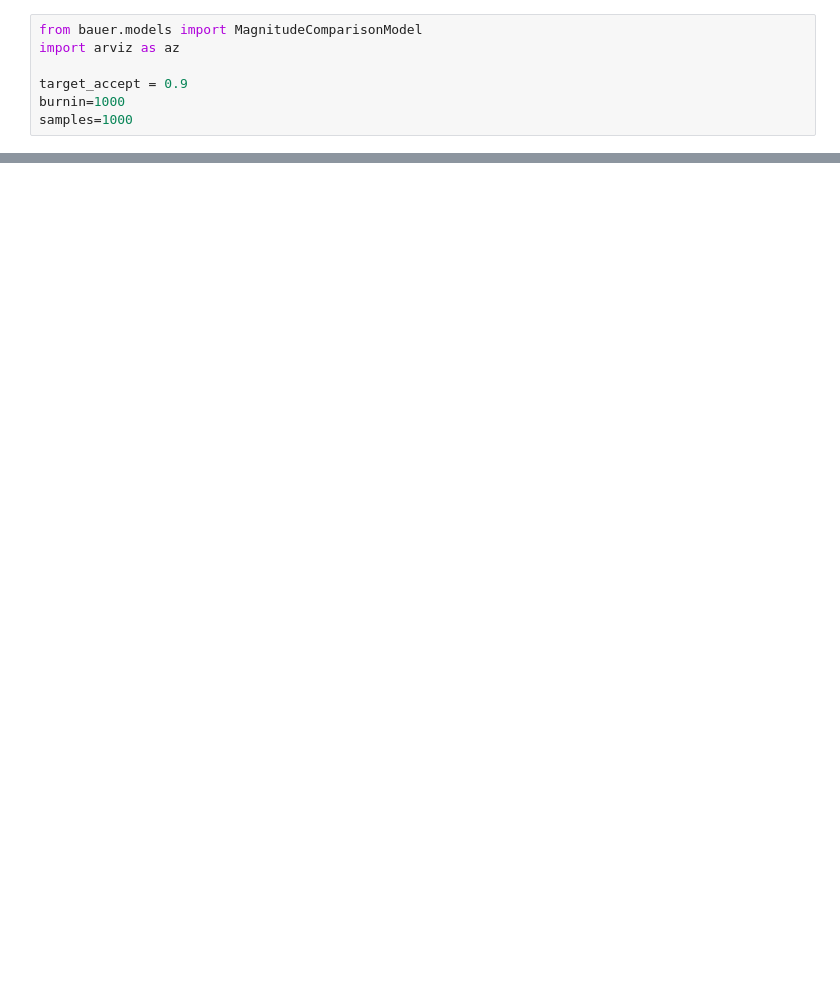
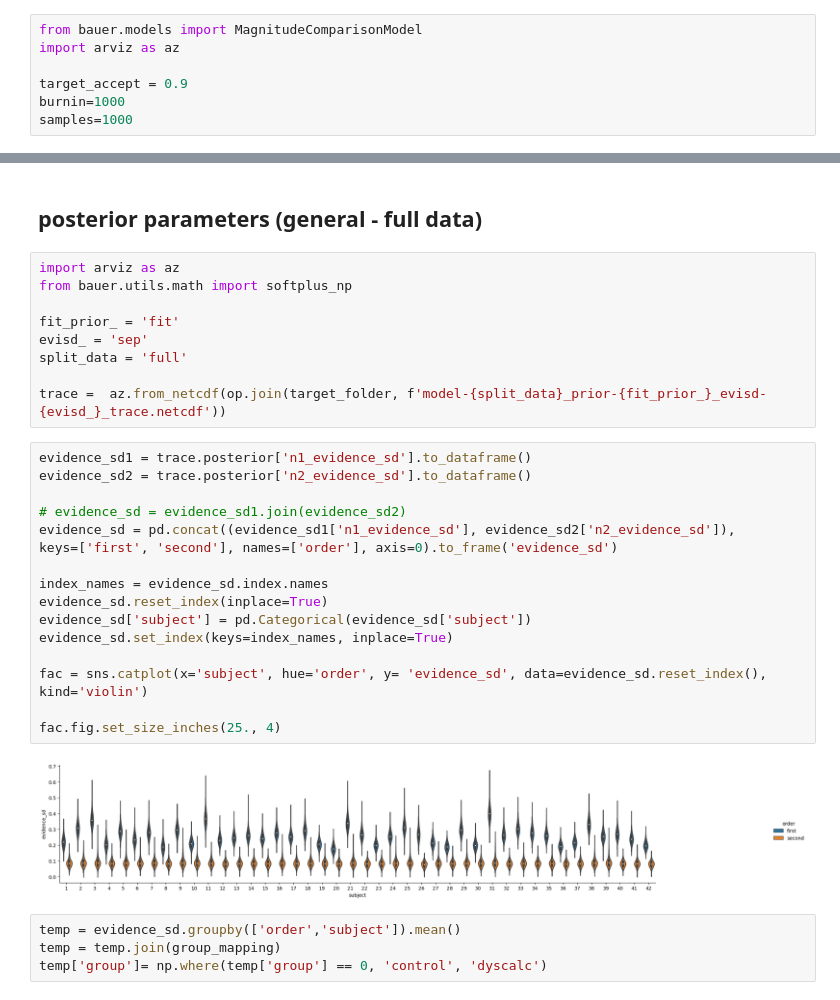
Before and after one commit to mrenke/numrisk, a Jupyter notebook: numrisk/halfdata_analysis/behavior_nlc.ipynb, the cells around one changed output, grey strips where cells are left out. Cells and saved outputs as stored; diff of their text form; blank space fills up the shorter version.

```diff
--- a/numrisk/halfdata_analysis/behavior_nlc.ipynb
+++ b/numrisk/halfdata_analysis/behavior_nlc.ipynb
@@ -73,0 +219,33 @@ NUTS: [n1_evidence_sd_mu_untransformed, n1_evidence_sd_sd, n1_evidence_sd_offset
+# %% [markdown]
+## posterior parameters (general - full data)
+# %%
+import arviz as az
+from bauer.utils.math import softplus_np
+
+fit_prior_ = 'fit'
+evisd_ = 'sep'
+split_data = 'full'
+
+trace =  az.from_netcdf(op.join(target_folder, f'model-{split_data}_prior-{fit_prior_}_evisd-{evisd_}_trace.netcdf'))
+# %%
+evidence_sd1 = trace.posterior['n1_evidence_sd'].to_dataframe()
+evidence_sd2 = trace.posterior['n2_evidence_sd'].to_dataframe()
+
+# evidence_sd = evidence_sd1.join(evidence_sd2)
+evidence_sd = pd.concat((evidence_sd1['n1_evidence_sd'], evidence_sd2['n2_evidence_sd']),
+keys=['first', 'second'], names=['order'], axis=0).to_frame('evidence_sd')
+
+index_names = evidence_sd.index.names
+evidence_sd.reset_index(inplace=True)
+evidence_sd['subject'] = pd.Categorical(evidence_sd['subject'])
+evidence_sd.set_index(keys=index_names, inplace=True)
+
+fac = sns.catplot(x='subject', hue='order', y= 'evidence_sd', data=evidence_sd.reset_index(), kind='violin')
+
+fac.fig.set_size_inches(25., 4)
+# %% [output]
+[figure, added]
+# %%
+temp = evidence_sd.groupby(['order','subject']).mean()
+temp = temp.join(group_mapping)
+temp['group']= np.where(temp['group'] == 0, 'control', 'dyscalc')
```
Also changed, not shown: parts of 31 cells of this notebook, 3 other files.
